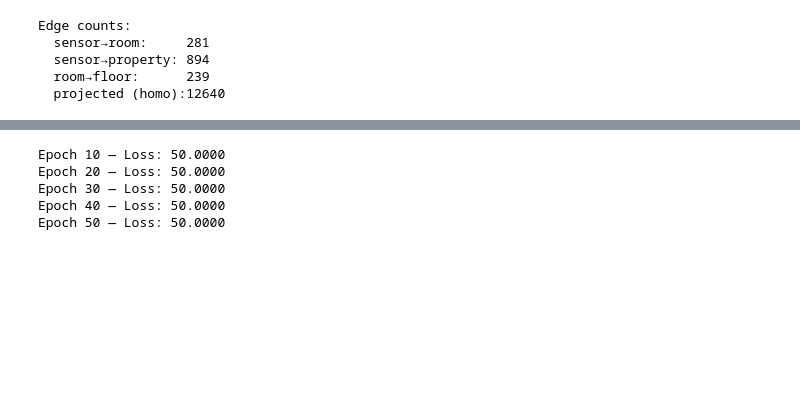
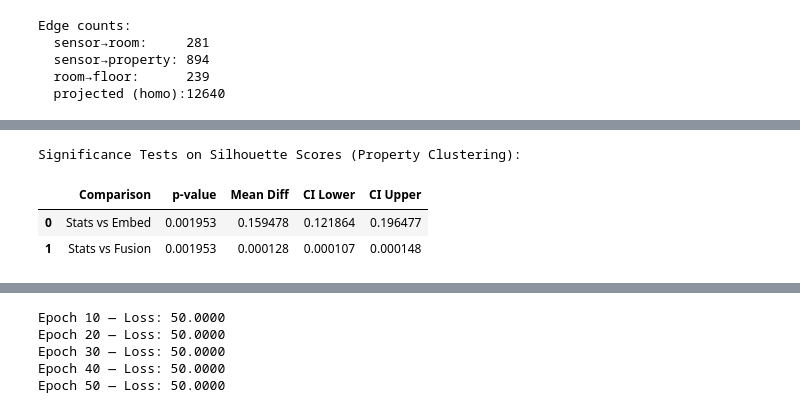
Before and after one commit to Andreihbk/Master-EDA, a Jupyter notebook: gcn_alternative.ipynb, the cells around one changed output, grey strips where cells are left out. Saved outputs shown, nothing was run; the diff lists cells and outputs as text; code cells hidden in the pictures; blank space fills up the shorter version.

```diff
--- a/gcn_alternative.ipynb
+++ b/gcn_alternative.ipynb
@@ -694,3 +860,35 @@ df_fusion_prop.to_csv('fusion_prop_stability.csv')
+# %%
+
+# 1) Compute raw silhouette arrays
+stats_sil  = stability_raw(stats_feats,  n_properties, trials=10)
+embed_sil  = stability_raw(nv_feats,    n_properties, trials=10)
+fusion_sil = stability_raw(fusion_feats, n_properties, trials=10)
+
+# 2) Wilcoxon signed‐rank tests
+p_stat_embed  = wilcoxon(stats_sil,  embed_sil).pvalue
+p_stat_fusion = wilcoxon(stats_sil,  fusion_sil).pvalue
+
+
+ci_stat_embed  = bootstrap_ci(stats_sil,  embed_sil)
+ci_stat_fusion = bootstrap_ci(stats_sil,  fusion_sil)
+
+# 4) Summarize
+df = pd.DataFrame({
+    'Comparison': ['Stats vs Embed', 'Stats vs Fusion'],
+    'p-value':    [p_stat_embed,     p_stat_fusion],
+    'Mean Diff':  [stats_sil.mean()-embed_sil.mean(),
+                   stats_sil.mean()-fusion_sil.mean()],
+    'CI Lower':   [ci_stat_embed[0],  ci_stat_fusion[0]],
+    'CI Upper':   [ci_stat_embed[1],  ci_stat_fusion[1]],
+})
+from IPython.display import display
+print("Significance Tests on Silhouette Scores (Property Clustering):")
+display(df)
+# %% [output]
+Significance Tests on Silhouette Scores (Property Clustering):
+|  | Comparison | p-value | Mean Diff | CI Lower | CI Upper |
+| 0 | Stats vs Embed | 0.001953 | 0.159478 | 0.121864 | 0.196477 |
+| 1 | Stats vs Fusion | 0.001953 | 0.000128 | 0.000107 | 0.000148 |
 # %%
 
 device = torch.device('cuda' if torch.cuda.is_available() else 'cpu')
```
Also changed, not shown: parts of 8 cells of this notebook.
